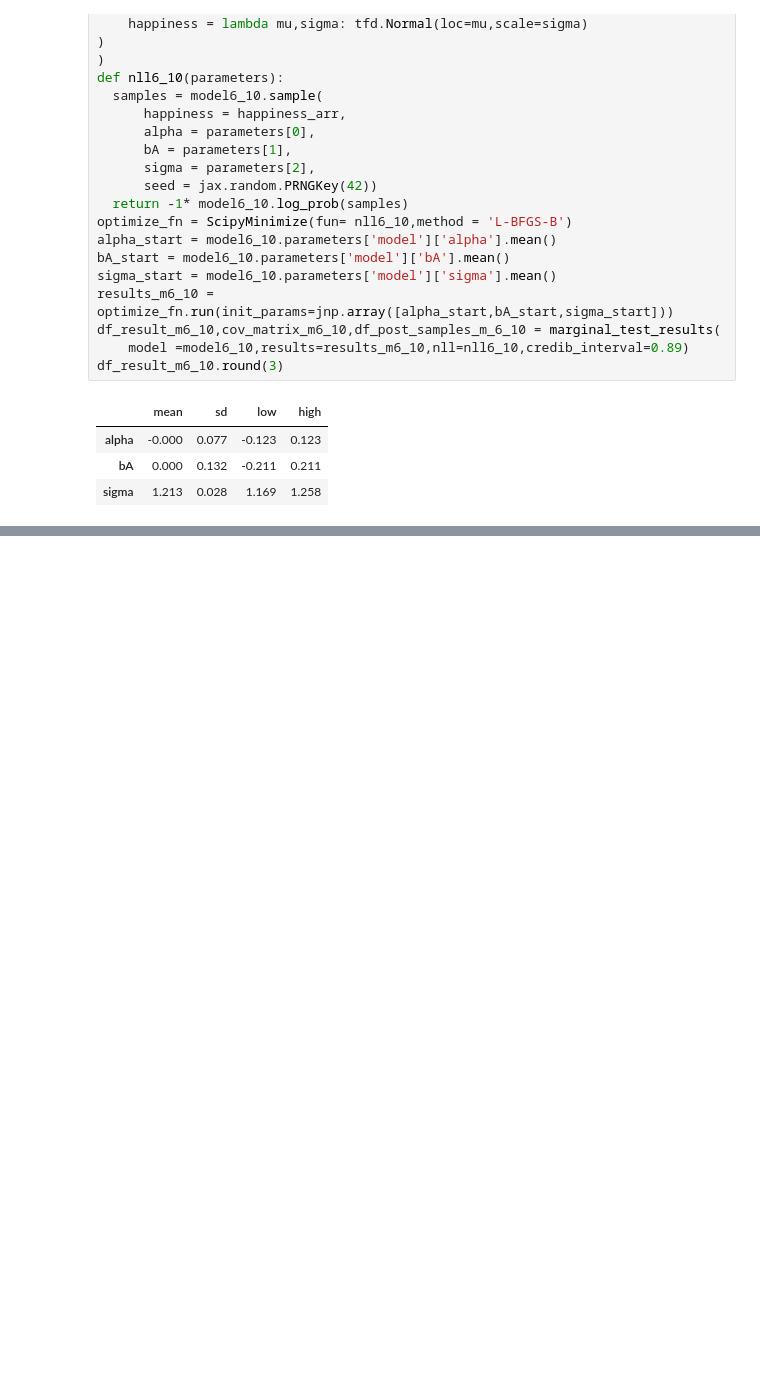
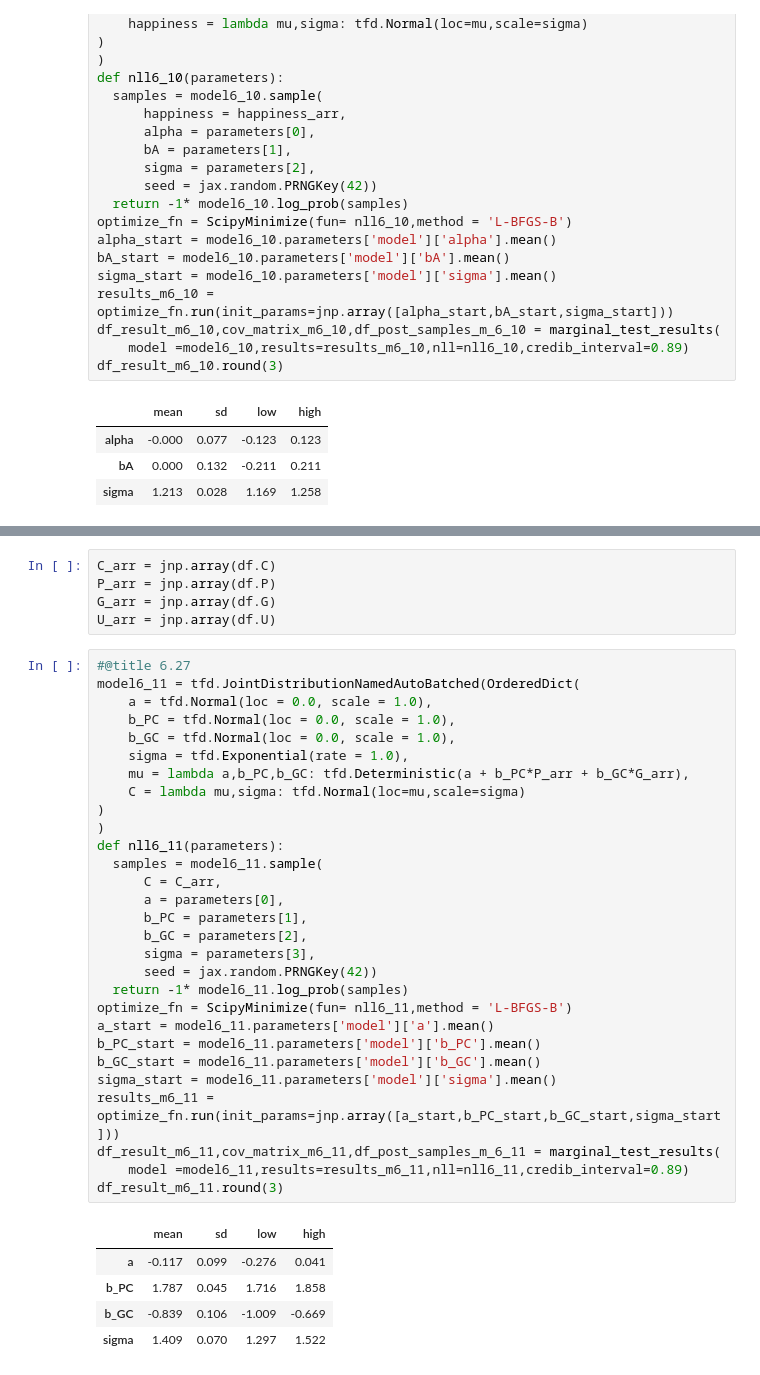
Before and after one commit to sushmit86/Statiistical_rethinking_jax, a Jupyter notebook: sushmit_06__Haunted_DAG__and_The_Causal_Terror.ipynb, the cells around one changed output, grey strips where cells are left out. Drawn from its saved outputs; the diff is of its cells as text; blank space fills up the shorter version.

```diff
--- a/sushmit_06__Haunted_DAG__and_The_Causal_Terror.ipynb
+++ b/sushmit_06__Haunted_DAG__and_The_Causal_Terror.ipynb
@@ -3279,0 +3524,40 @@ df_result_m6_10.round(3)
+# %%
+C_arr = jnp.array(df.C)
+P_arr = jnp.array(df.P)
+G_arr = jnp.array(df.G)
+U_arr = jnp.array(df.U)
+# %%
+#@title 6.27
+model6_11 = tfd.JointDistributionNamedAutoBatched(OrderedDict(
+    a = tfd.Normal(loc = 0.0, scale = 1.0),
+    b_PC = tfd.Normal(loc = 0.0, scale = 1.0),
+    b_GC = tfd.Normal(loc = 0.0, scale = 1.0),
+    sigma = tfd.Exponential(rate = 1.0),
+    mu = lambda a,b_PC,b_GC: tfd.Deterministic(a + b_PC*P_arr + b_GC*G_arr),
+    C = lambda mu,sigma: tfd.Normal(loc=mu,scale=sigma)
+)
+)
+def nll6_11(parameters):
+  samples = model6_11.sample(
+      C = C_arr,
+      a = parameters[0],
+      b_PC = parameters[1],
+      b_GC = parameters[2],
+      sigma = parameters[3],
+      seed = jax.random.PRNGKey(42))
+  return -1* model6_11.log_prob(samples)
+optimize_fn = ScipyMinimize(fun= nll6_11,method = 'L-BFGS-B')
+a_start = model6_11.parameters['model']['a'].mean()
+b_PC_start = model6_11.parameters['model']['b_PC'].mean()
+b_GC_start = model6_11.parameters['model']['b_GC'].mean()
+sigma_start = model6_11.parameters['model']['sigma'].mean()
+results_m6_11 = optimize_fn.run(init_params=jnp.array([a_start,b_PC_start,b_GC_start,sigma_start]))
+df_result_m6_11,cov_matrix_m6_11,df_post_samples_m_6_11 = marginal_test_results(
+    model =model6_11,results=results_m6_11,nll=nll6_11,credib_interval=0.89)
+df_result_m6_11.round(3)
+# %% [output]
+|  | mean | sd | low | high |
+| a | -0.117 | 0.099 | -0.276 | 0.041 |
+| b_PC | 1.787 | 0.045 | 1.716 | 1.858 |
+| b_GC | -0.839 | 0.106 | -1.009 | -0.669 |
+| sigma | 1.409 | 0.070 | 1.297 | 1.522 |
```
Also changed, not shown: parts of 5 cells of this notebook.
